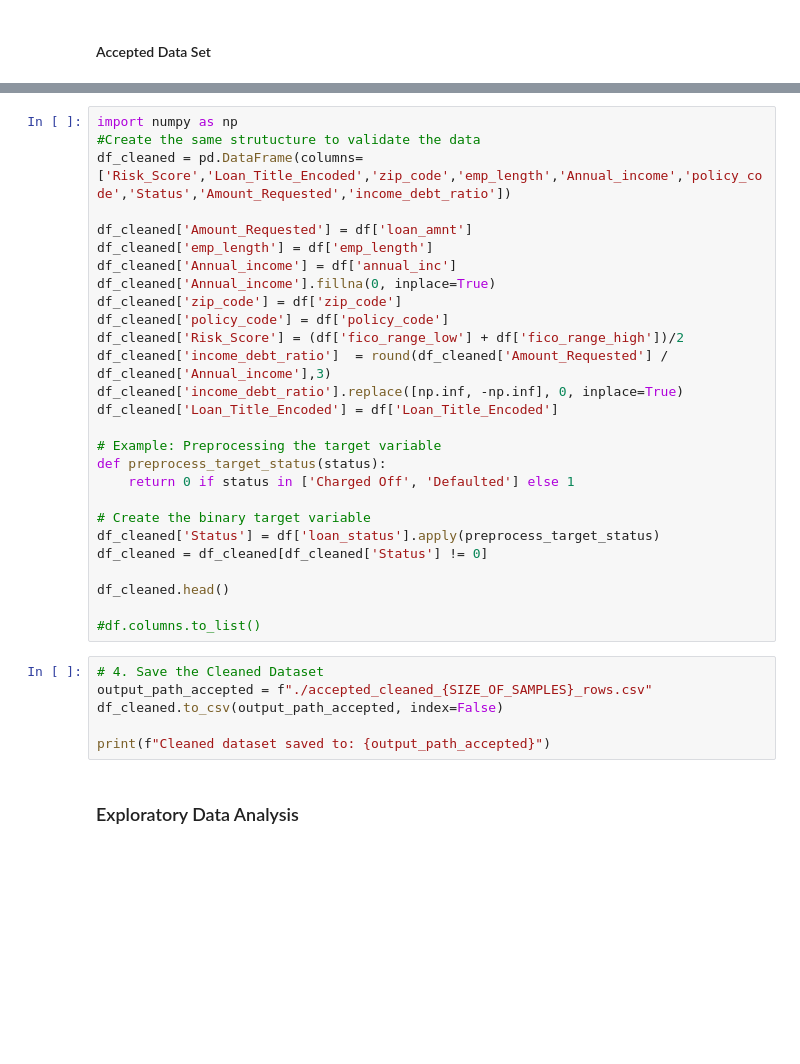
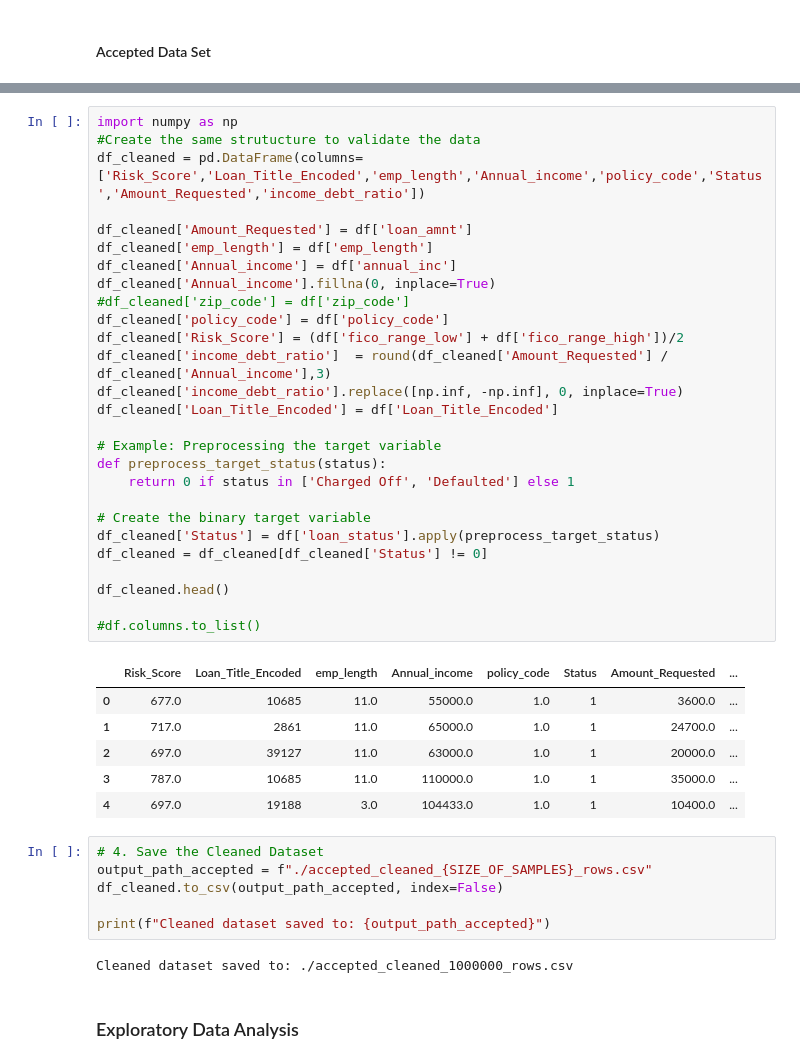
Before and after one commit to kelvinkrisna/LoanPredict_MLF, a Jupyter notebook: Mlf group_actual.ipynb, the cells around one changed output, grey strips where cells are left out. Drawn from its saved outputs; the diff is of its cells as text; blank space fills up the shorter version.

```diff
--- a/Mlf group_actual.ipynb
+++ b/Mlf group_actual.ipynb
@@ -183,36 +255,45 @@ print(f"After remove duplicates: {df.shape}")
 # %%
 import numpy as np
 #Create the same strutucture to validate the data
-df_cleaned = pd.DataFrame(columns=['Risk_Score','Loan_Title_Encoded','zip_code','emp_length','Annual_income','policy_code','Status','Amount_Requested','income_debt_ratio'])
+df_cleaned = pd.DataFrame(columns=['Risk_Score','Loan_Title_Encoded','emp_length','Annual_income','policy_code','Status','Amount_Requested','income_debt_ratio'])
 
 df_cleaned['Amount_Requested'] = df['loan_amnt']
 df_cleaned['emp_length'] = df['emp_length']
 df_cleaned['Annual_income'] = df['annual_inc']
 df_cleaned['Annual_income'].fillna(0, inplace=True)
-df_cleaned['zip_code'] = df['zip_code']
+#df_cleaned['zip_code'] = df['zip_code']
 df_cleaned['policy_code'] = df['policy_code']
 df_cleaned['Risk_Score'] = (df['fico_range_low'] + df['fico_range_high'])/2
 df_cleaned['income_debt_ratio']  = round(df_cleaned['Amount_Requested'] / df_cleaned['Annual_income'],3)
 df_cleaned['income_debt_ratio'].replace([np.inf, -np.inf], 0, inplace=True)
 df_cleaned['Loan_Title_Encoded'] = df['Loan_Title_Encoded']
 
 # Example: Preprocessing the target variable
 def preprocess_target_status(status):
     return 0 if status in ['Charged Off', 'Defaulted'] else 1
 
 # Create the binary target variable
 df_cleaned['Status'] = df['loan_status'].apply(preprocess_target_status)
 df_cleaned = df_cleaned[df_cleaned['Status'] != 0]
 
 df_cleaned.head()
 
 #df.columns.to_list()
+# %% [output]
+|  | Risk_Score | Loan_Title_Encoded | emp_length | Annual_income | policy_code | Status | Amount_Requested | ... |
+| 0 | 677.0 | 10685 | 11.0 | 55000.0 | 1.0 | 1 | 3600.0 | ... |
+| 1 | 717.0 | 2861 | 11.0 | 65000.0 | 1.0 | 1 | 24700.0 | ... |
+| 2 | 697.0 | 39127 | 11.0 | 63000.0 | 1.0 | 1 | 20000.0 | ... |
+| 3 | 787.0 | 10685 | 11.0 | 110000.0 | 1.0 | 1 | 35000.0 | ... |
+| 4 | 697.0 | 19188 | 3.0 | 104433.0 | 1.0 | 1 | 10400.0 | ... |
 # %%
 # 4. Save the Cleaned Dataset
 output_path_accepted = f"./accepted_cleaned_{SIZE_OF_SAMPLES}_rows.csv"
 df_cleaned.to_csv(output_path_accepted, index=False)
 
 print(f"Cleaned dataset saved to: {output_path_accepted}")
+# %% [output]
+Cleaned dataset saved to: ./accepted_cleaned_1000000_rows.csv
 # %% [markdown]
 ### Exploratory Data Analysis
 # %% [markdown]
```
Also changed, not shown: parts of 29 cells of this notebook, 1 other file.
